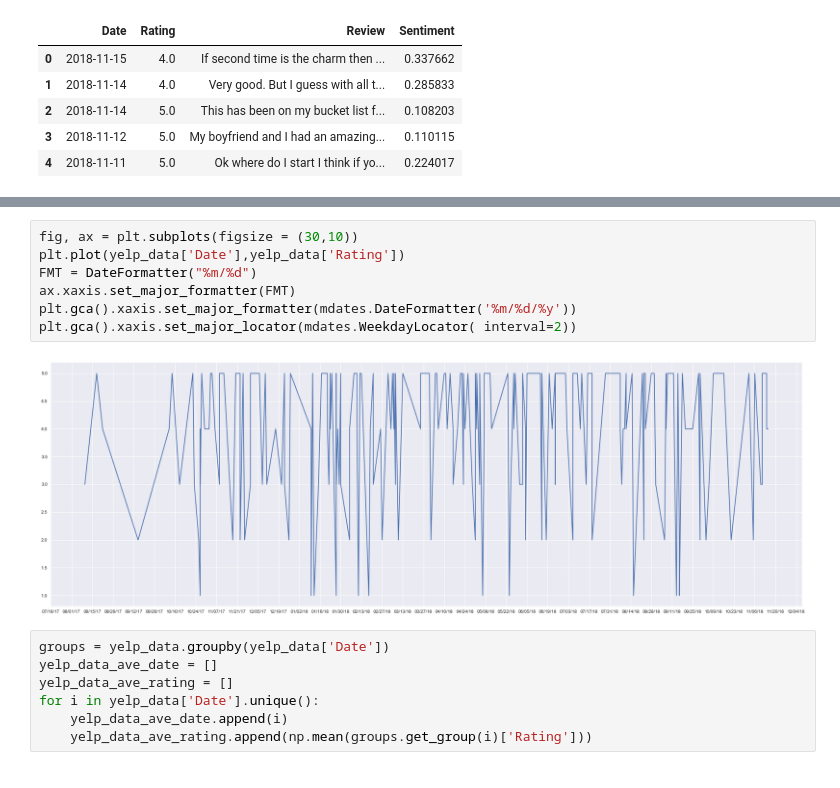
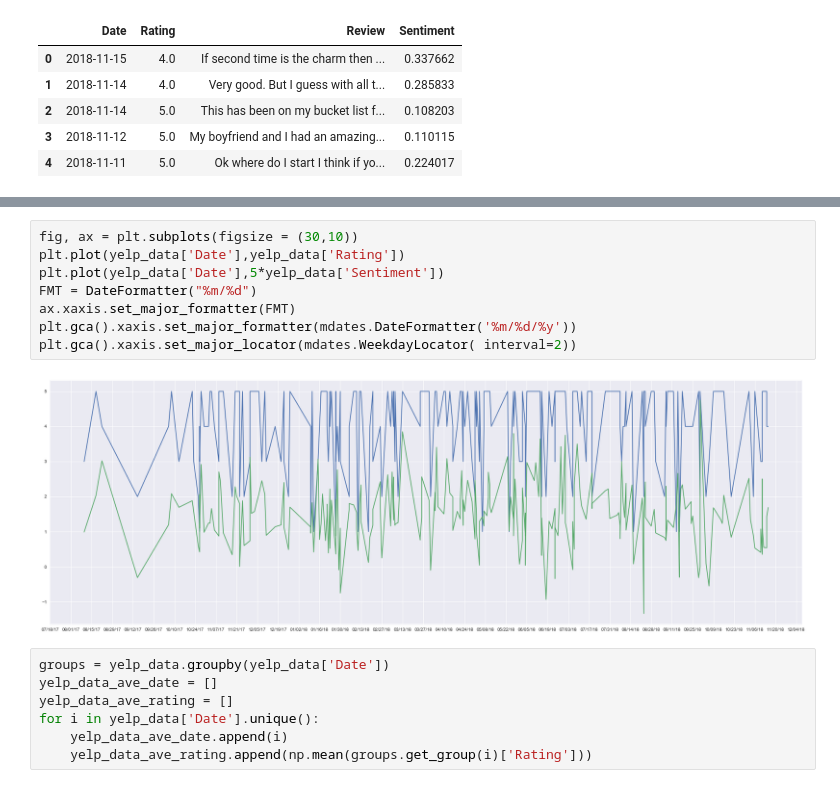
Before and after one commit to JunanQu/YELP-, a Jupyter notebook: 2950_final-2.ipynb, the cells around one changed output, grey strips where cells are left out. Cells and saved outputs as stored; diff of their text form.

Commit message:
weather plus sentiment overlapping with rating

```diff
--- a/2950_final-2.ipynb
+++ b/2950_final-2.ipynb
@@ -129,12 +128,13 @@ plt.gca().xaxis.set_major_locator(mdates.WeekdayLocator( interval=2))
 # %%
 fig, ax = plt.subplots(figsize = (30,10))
 plt.plot(yelp_data['Date'],yelp_data['Rating'])
+plt.plot(yelp_data['Date'],5*yelp_data['Sentiment'])
 FMT = DateFormatter("%m/%d")
 ax.xaxis.set_major_formatter(FMT)
 plt.gca().xaxis.set_major_formatter(mdates.DateFormatter('%m/%d/%y'))
 plt.gca().xaxis.set_major_locator(mdates.WeekdayLocator( interval=2))
 # %% [output]
-[figure, old version]
+[figure, new version]
 # %%
 groups = yelp_data.groupby(yelp_data['Date'])
 yelp_data_ave_date = []
```
Also changed, not shown: parts of 4 cells of this notebook, 1 other file.
